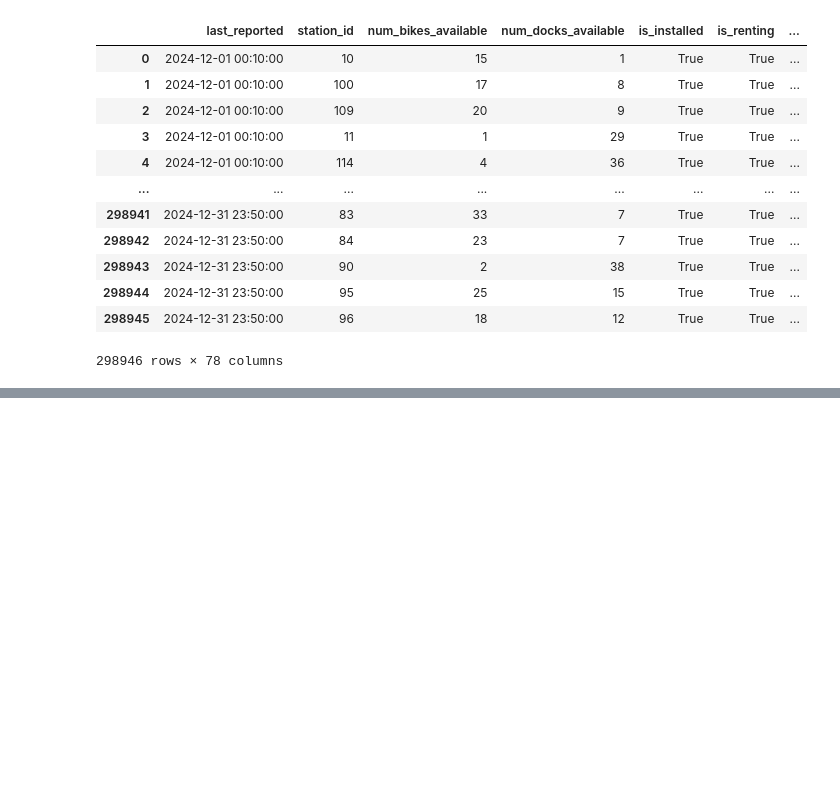
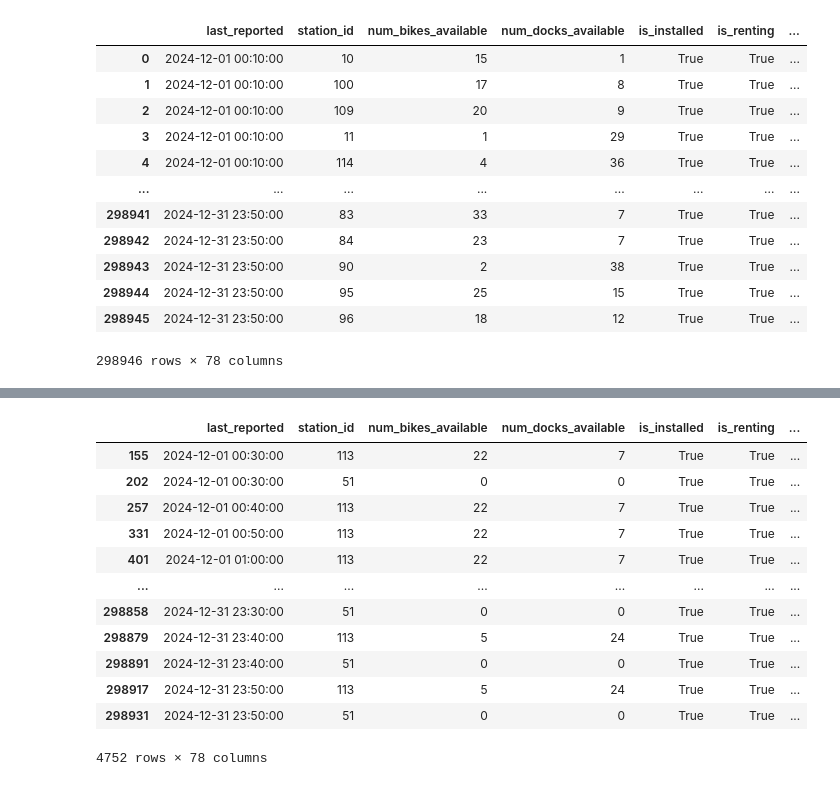
Before and after one commit to zeli8888/BikeShareApp, a Jupyter notebook: machine-learning/machine-learning.ipynb, the cells around one changed output, grey strips where cells are left out. Saved outputs shown, nothing was run; the diff lists cells and outputs as text; code cells hidden in the pictures; blank space fills up the shorter version.

Commit message:
feat(ml): training data analyzing

```diff
--- a/machine-learning/machine-learning.ipynb
+++ b/machine-learning/machine-learning.ipynb
@@ -20,0 +212,17 @@ data
+# %%
+# sometimes, docks available is not equal to capacity - num_bikes_available
+data[data['num_docks_available'] < data['capacity'] - data['num_bikes_available']-5]
+# %% [output]
+|  | last_reported | station_id | num_bikes_available | num_docks_available | is_installed | is_renting | ... |
+| 155 | 2024-12-01 00:30:00 | 113 | 22 | 7 | True | True | ... |
+| 202 | 2024-12-01 00:30:00 | 51 | 0 | 0 | True | True | ... |
+| 257 | 2024-12-01 00:40:00 | 113 | 22 | 7 | True | True | ... |
+| 331 | 2024-12-01 00:50:00 | 113 | 22 | 7 | True | True | ... |
+| 401 | 2024-12-01 01:00:00 | 113 | 22 | 7 | True | True | ... |
+| ... | ... | ... | ... | ... | ... | ... | ... |
+| 298858 | 2024-12-31 23:30:00 | 51 | 0 | 0 | True | True | ... |
+| 298879 | 2024-12-31 23:40:00 | 113 | 5 | 24 | True | True | ... |
+| 298891 | 2024-12-31 23:40:00 | 51 | 0 | 0 | True | True | ... |
+| 298917 | 2024-12-31 23:50:00 | 113 | 5 | 24 | True | True | ... |
+| 298931 | 2024-12-31 23:50:00 | 51 | 0 | 0 | True | True | ... |
+4752 rows × 78 columns
```
Also changed, not shown: parts of 13 cells of this notebook.
